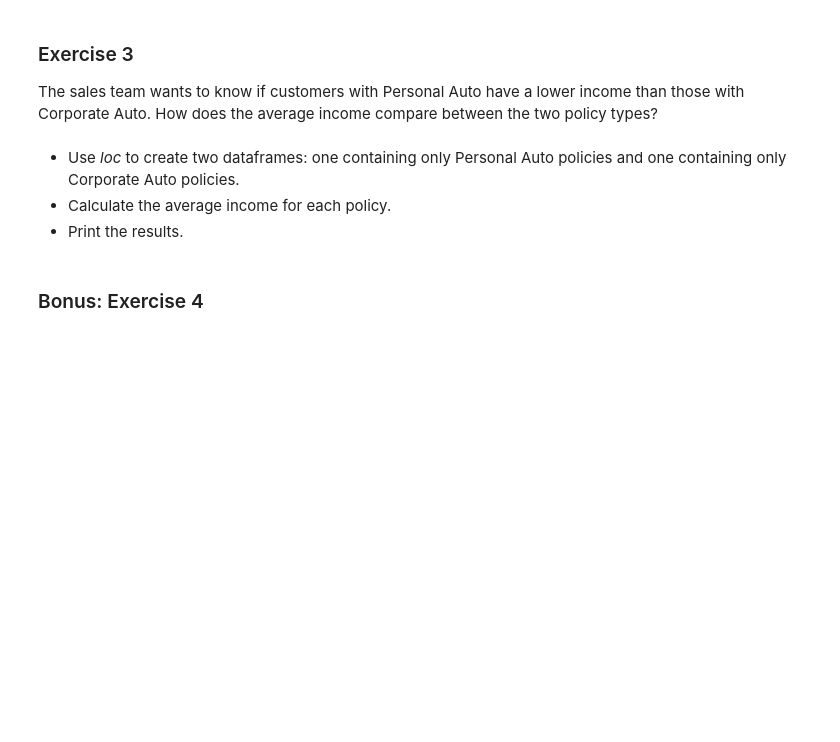
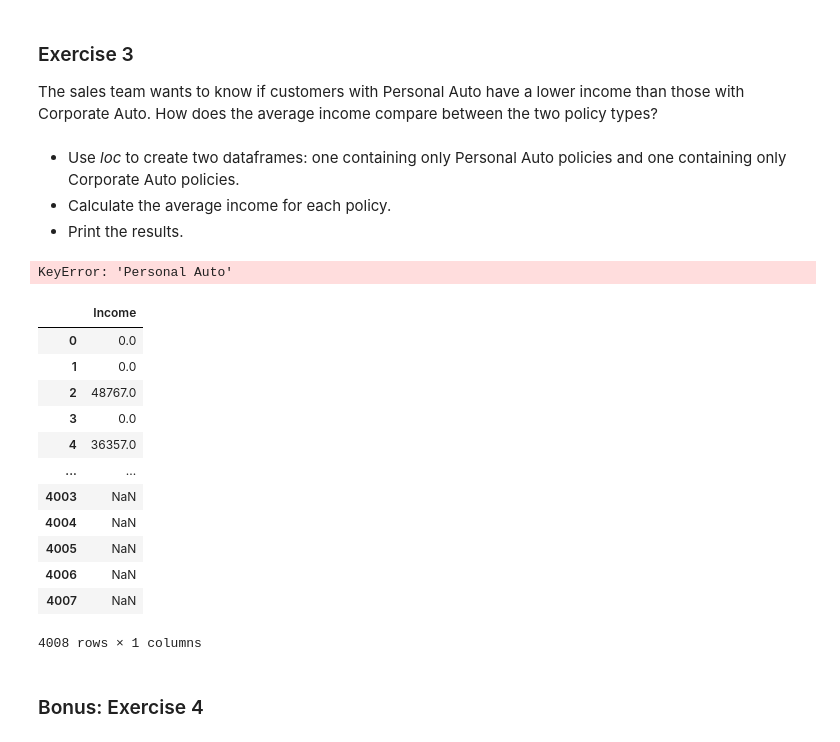
Before and after one commit to mari21041/lab-dw-pandas, a Jupyter notebook: lab-dw-pandas.ipynb, the cells around one changed output. Drawn from its saved outputs; the diff is of its cells as text; code cells hidden in the pictures; blank space fills up the shorter version.

```diff
--- a/lab-dw-pandas.ipynb
+++ b/lab-dw-pandas.ipynb
@@ -260,7 +286,30 @@ The sales team wants to know if customers with Personal Auto have a lower income
 - Calculate the average income for each policy.
 - Print the results.
 # %%
-# Your code here
+for element in ["Policy Type"]:
+    personal = pd.Series(customer_df.loc[:]["Personal Auto"])
+    corporate = pd.Series(customer_df.loc[:]["Corporate Auto"])
+    print(personal)
+    print(corporate)
+# %% [output]
+KeyError: 'Personal Auto'
+# %%
+income= customer_df.loc[:,["Income"]]
+income
+# %% [output]
+|  | Income |
+| 0 | 0.0 |
+| 1 | 0.0 |
+| 2 | 48767.0 |
+| 3 | 0.0 |
+| 4 | 36357.0 |
+| ... | ... |
+| 4003 | NaN |
+| 4004 | NaN |
+| 4005 | NaN |
+| 4006 | NaN |
+| 4007 | NaN |
+4008 rows × 1 columns
 # %% [markdown]
 ### Bonus: Exercise 4
 # %% [markdown]
```
Also changed, not shown: parts of 4 cells of this notebook.
